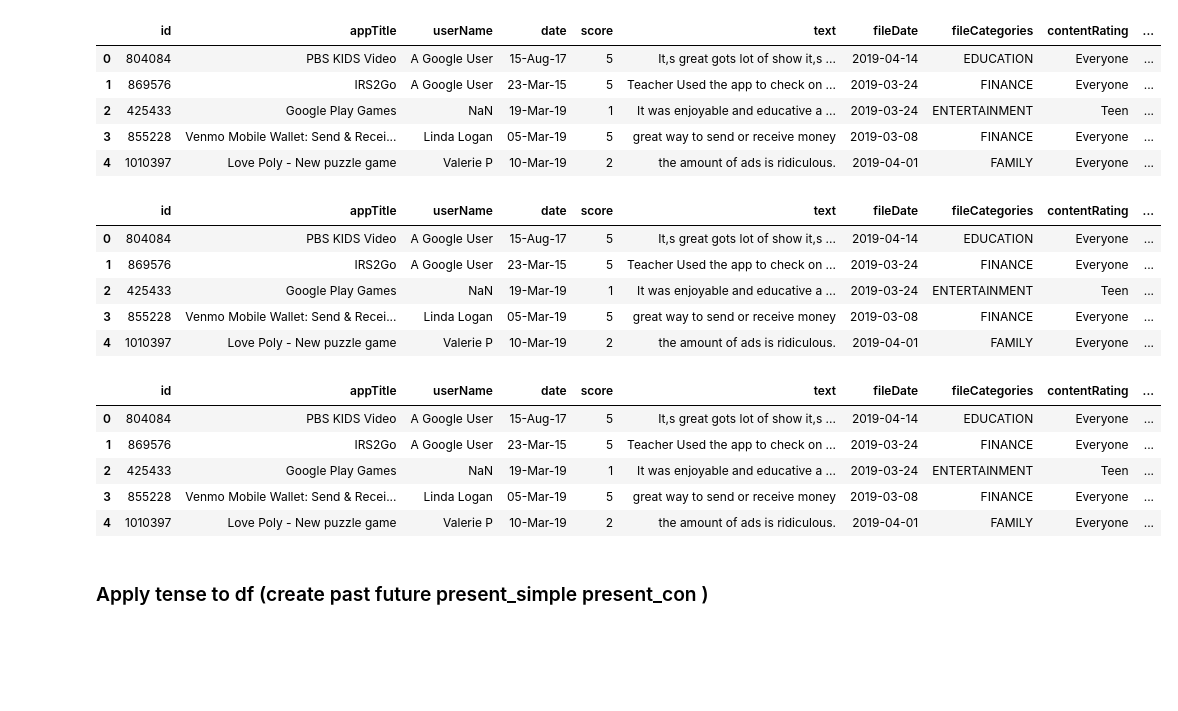
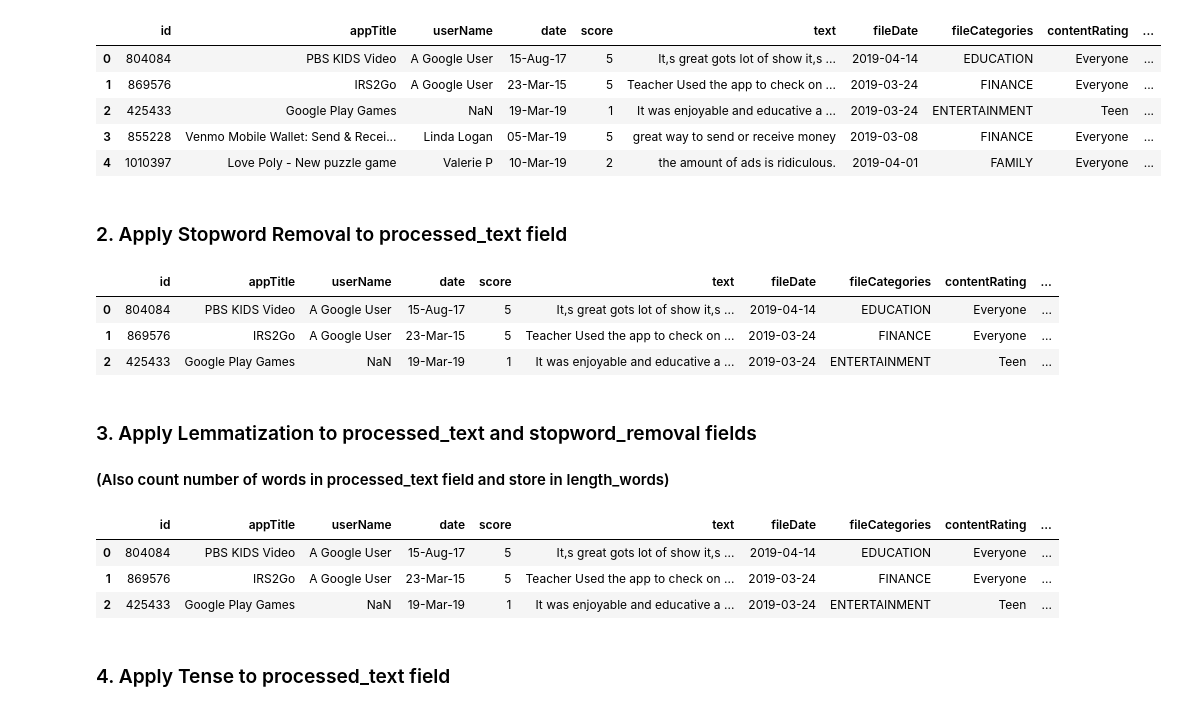
Before and after one commit to 10001Monkeys/data-553-grpprj, a Jupyter notebook: PreProcessNotebook.ipynb, the cells around one changed output. Saved outputs shown, nothing was run; the diff lists cells and outputs as text; code cells hidden in the pictures; blank space fills up the shorter version.

```diff
--- a/PreProcessNotebook.ipynb
+++ b/PreProcessNotebook.ipynb
@@ -29,26 +33,22 @@ df.head()
 | 2 | 425433 | Google Play Games | NaN | 19-Mar-19 | 1 | It was enjoyable and educative a ... | 2019-03-24 | ENTERTAINMENT | Teen | ... |
 | 3 | 855228 | Venmo Mobile Wallet: Send & Recei... | Linda Logan | 05-Mar-19 | 5 | great way to send or receive money | 2019-03-08 | FINANCE | Everyone | ... |
 | 4 | 1010397 | Love Poly - New puzzle game | Valerie P | 10-Mar-19 | 2 | the amount of ads is ridiculous. | 2019-04-01 | FAMILY | Everyone | ... |
+# %% [markdown]
+### 2. Apply Stopword Removal to processed_text field
 # %%
-#Apply stopword removal (Create stopwords_removal column in df)
-
 stop = stopwords.words('english')
 
+df["stopwords_removal"] = df['processed_text'].apply(lambda x: ' '.join([word for word in x.split() if word not in (stop)]))
 
-#df1 = pd.DataFrame()
-#df1["comment"] = df["comment"]
-#df1["stopwords_removal1"] = df["stopwords_removal"]
-df["stopwords_removal"] = df['processed_text'].apply(lambda x: ' '.join([word for word in x.split() if word not in (stop)]))
-#df1["stopwords_removal_nltk1"] = df["stopwords_removal_nltk"]
-#df1["stopwords_removal_nltk2"] = df1['stopwords_removal2'].apply(lambda x: ' '.join([word for word in x.split() if word not in (stop)]))
-df.head()
+df.head(3)
 # %% [output]
 |  | id | appTitle | userName | date | score | text | fileDate | fileCategories | contentRating | ... |
 | 0 | 804084 | PBS KIDS Video | A Google User | 15-Aug-17 | 5 | It,s great gots lot of show it,s ... | 2019-04-14 | EDUCATION | Everyone | ... |
 | 1 | 869576 | IRS2Go | A Google User | 23-Mar-15 | 5 | Teacher Used the app to check on ... | 2019-03-24 | FINANCE | Everyone | ... |
 | 2 | 425433 | Google Play Games | NaN | 19-Mar-19 | 1 | It was enjoyable and educative a ... | 2019-03-24 | ENTERTAINMENT | Teen | ... |
-| 3 | 855228 | Venmo Mobile Wallet: Send & Recei... | Linda Logan | 05-Mar-19 | 5 | great way to send or receive money | 2019-03-08 | FINANCE | Everyone | ... |
-| 4 | 1010397 | Love Poly - New puzzle game | Valerie P | 10-Mar-19 | 2 | the amount of ads is ridiculous. | 2019-04-01 | FAMILY | Everyone | ... |
+# %% [markdown]
+### 3. Apply Lemmatization to processed_text and stopword_removal fields
+#### (Also count number of words in processed_text field and store in length_words)
 # %%
 #Apply lemmatization to df (create lemmatized_comment and stopwords_removal_lemmatized and length of words)
 wn_lemmatizer = nltk.stem.WordNetLemmatizer()
@@ -69,6 +69,7 @@ for i in df.processed_text:
     title_token_list= TreebankWordDetokenizer().detokenize(title_token_list)
     temp.append(title_token_list)
 
+
 df['lemmatized_comment']=temp
 
 temp = []
@@ -88,16 +89,15 @@ for i in df.stopwords_removal:
     temp.append(title_token_list)
 df['stopwords_removal_lemmatized']=temp
 
-df.head()
+wlen=None
+df.head(3)
 # %% [output]
 |  | id | appTitle | userName | date | score | text | fileDate | fileCategories | contentRating | ... |
 | 0 | 804084 | PBS KIDS Video | A Google User | 15-Aug-17 | 5 | It,s great gots lot of show it,s ... | 2019-04-14 | EDUCATION | Everyone | ... |
 | 1 | 869576 | IRS2Go | A Google User | 23-Mar-15 | 5 | Teacher Used the app to check on ... | 2019-03-24 | FINANCE | Everyone | ... |
 | 2 | 425433 | Google Play Games | NaN | 19-Mar-19 | 1 | It was enjoyable and educative a ... | 2019-03-24 | ENTERTAINMENT | Teen | ... |
-| 3 | 855228 | Venmo Mobile Wallet: Send & Recei... | Linda Logan | 05-Mar-19 | 5 | great way to send or receive money | 2019-03-08 | FINANCE | Everyone | ... |
-| 4 | 1010397 | Love Poly - New puzzle game | Valerie P | 10-Mar-19 | 2 | the amount of ads is ridiculous. | 2019-04-01 | FAMILY | Everyone | ... |
-# %% [markdown]
-### Apply tense to df (create past future present_simple present_con )
+# %% [markdown]
+### 4. Apply Tense to processed_text field
 # %%
 #This script counts the following types of tense and compares to values in Bug_tt:
 #VBG = present_cont
```
Also changed, not shown: parts of 16 cells of this notebook, 5 other files.
